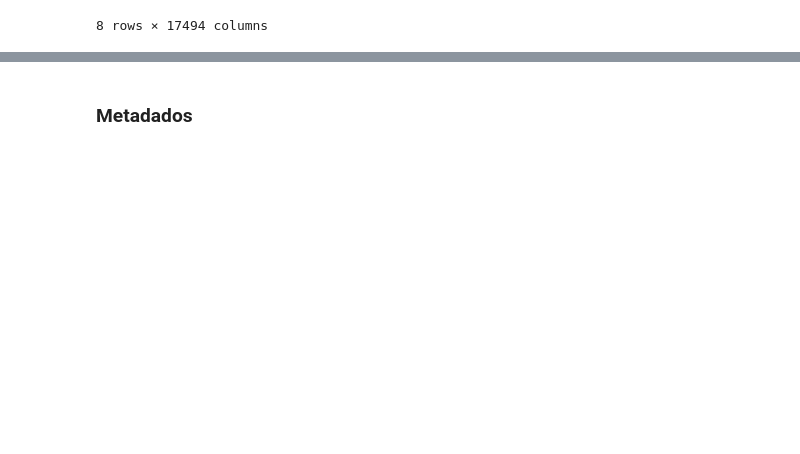
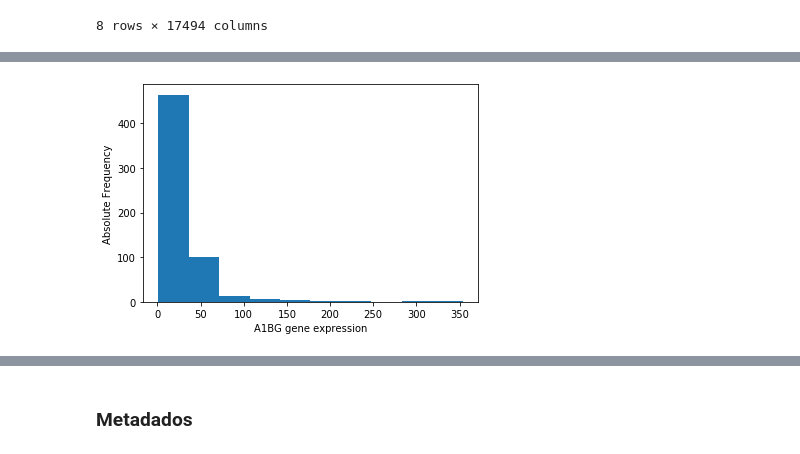
Before and after one commit to edgar-pinto/MEBIOM_BIOINF, a Jupyter notebook: dataset1.ipynb, the cells around one changed output, grey strips where cells are left out. Cells and saved outputs as stored; diff of their text form; code cells hidden in the pictures; blank space fills up the shorter version.

```diff
--- a/dataset1.ipynb
+++ b/dataset1.ipynb
@@ -337,0 +379,10 @@ Name: AAA1, Length: 592, dtype: float64
+# %%
+#COL1A1 histogram
+a1bg_dist_hist = data_hugo_t_notna.loc[:,'A1BG']
+plt.hist(a1bg_dist_hist, bins = 10)
+plt.xlabel('A1BG gene expression')
+plt.ylabel('Absolute Frequency')
+#plt.title(r'Histogram of variances')
+plt.show()
+# %% [output]
+[figure, added]
```
Also changed, not shown: parts of 63 cells of this notebook.
